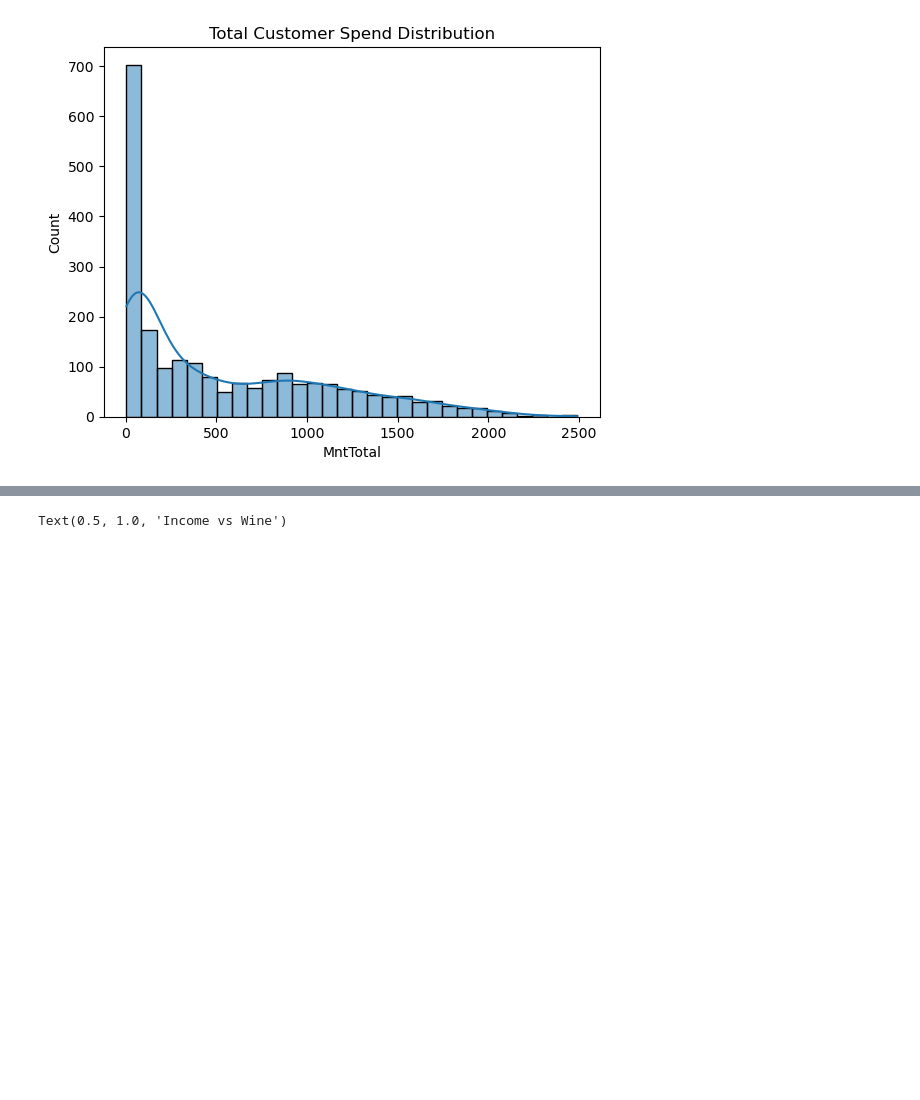
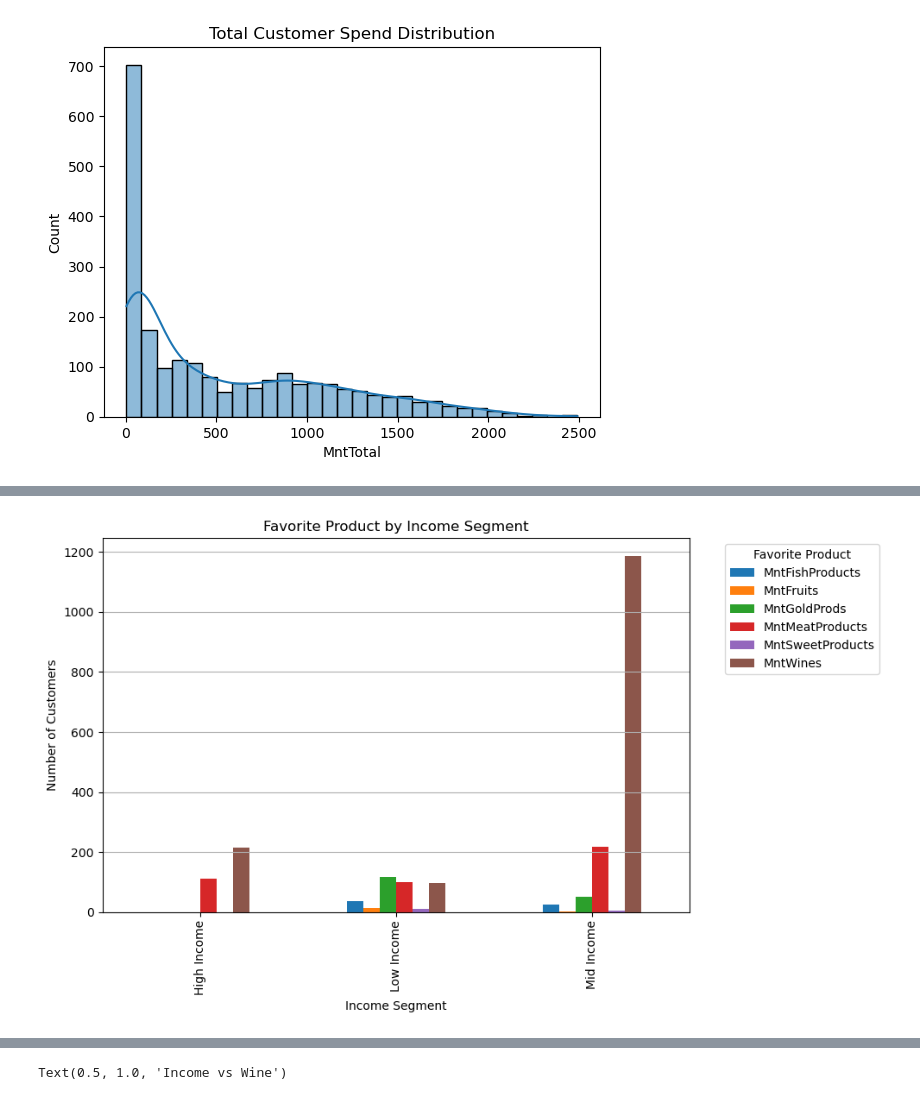
Before and after one commit to fincherc/marketing_project, a Jupyter notebook: food_da.ipynb, the cells around one changed output, grey strips where cells are left out. Drawn from its saved outputs; the diff is of its cells as text; code cells hidden in the pictures; blank space fills up the shorter version.

```diff
--- a/food_da.ipynb
+++ b/food_da.ipynb
@@ -168,0 +178,7 @@ Text(0.5, 1.0, 'Total Customer Spend Distribution')
+# %%
+product_cols = [
+    'MntWines', 'MntFruits', 'MntMeatProducts',
+    'MntFishProducts', 'MntSweetProducts', 'MntGoldProds'
+]
+
+df[product_cols].mean().sort_values(ascending=False)
@@ -168,0 +205,14 @@ Text(0.5, 1.0, 'Total Customer Spend Distribution')
+# %%
+df['FavoriteProduct'] = df[product_cols].idxmax(axis=1)
+ct = pd.crosstab(df['IncomeSegment'], df['FavoriteProduct'])
+# %%
+ct.plot(kind='bar', figsize=(10, 6))
+plt.title("Favorite Product by Income Segment")
+plt.xlabel("Income Segment")
+plt.ylabel("Number of Customers")
+plt.legend(title="Favorite Product", bbox_to_anchor=(1.05, 1), loc='upper left')
+plt.tight_layout()
+plt.grid(axis='y')
+plt.show()
+# %% [output]
+[figure, added]
```
Also changed, not shown: parts of 8 cells of this notebook, 1 other file.
